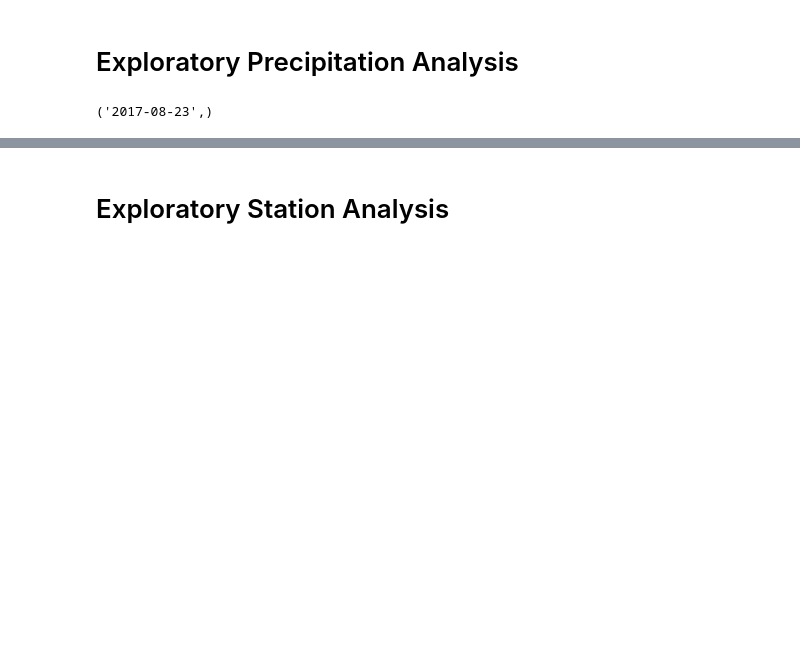
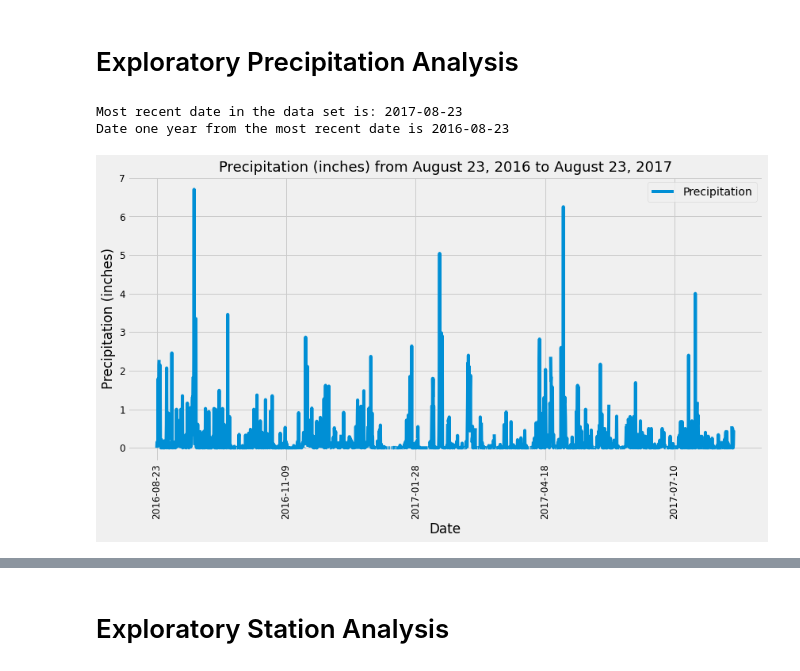
Before and after one commit to nealp1910/sqlalchemy-challenge, a Jupyter notebook: climate_starter.ipynb, the cells around one changed output, grey strips where cells are left out. Cells and saved outputs as stored; diff of their text form; code cells hidden in the pictures; blank space fills up the shorter version.

```diff
--- a/climate_starter.ipynb
+++ b/climate_starter.ipynb
@@ -70,25 +71,40 @@ elevation FLOAT
 # %%
 # Find the most recent date in the data set.
 most_recent_date = session.query(measurement.date).order_by(measurement.date.desc()).first()
-most_recent_date
-# %% [output]
-('2017-08-23',)
 # %%
 # Design a query to retrieve the last 12 months of precipitation data and plot the results.
 # Starting from the most recent data point in the database.
+most_recent_date = session.query(measurement.date).order_by(measurement.date.desc()).first()[0]
+print(f"Most recent date in the data set is: {most_recent_date}")
 
 # Calculate the date one year from the last date in data set.
-
+last_date = (dt.datetime.strptime(most_recent_date, "%Y-%m-%d")).date()
+date_oneyearago = last_date - dt.timedelta(days=365)
+print(f"Date one year from the most recent date is {date_oneyearago}")
 
 # Perform a query to retrieve the data and precipitation scores
-
+prcp_data = session.query(measurement.date, measurement.prcp).filter(measurement.date >= date_oneyearago).order_by(measurement.date).all()
+# print(prcp_data)
 
 # Save the query results as a Pandas DataFrame and set the index to the date column
-
-
 # Sort the dataframe by date
-
+prcp_df = pd.DataFrame(prcp_data, columns = ['Date', 'Precipitation'])
+prcp_df.set_index('Date').head(100)
 
 # Use Pandas Plotting with Matplotlib to plot the data
+x = 'Date'
+y = 'Precipitation'
+prcp_df.plot(x,y, figsize=(12,7), fontsize=12, rot=90)
+plt.title(f"Precipitation (inches) from August 23, 2016 to August 23, 2017", fontsize=18)
+plt.xlabel("Date")
+plt.ylabel("Precipitation (inches)")
+
+plt.tight_layout()
+plt.savefig("Graphs/Percipitation Within Last Year.png")
+plt.show()
+# %% [output]
+Most recent date in the data set is: 2017-08-23
+Date one year from the most recent date is 2016-08-23
+[figure, added]
 # %%
 # Use Pandas to calcualte the summary statistics for the precipitation data
```
Also changed, not shown: parts of 7 cells of this notebook, 1 other file.
